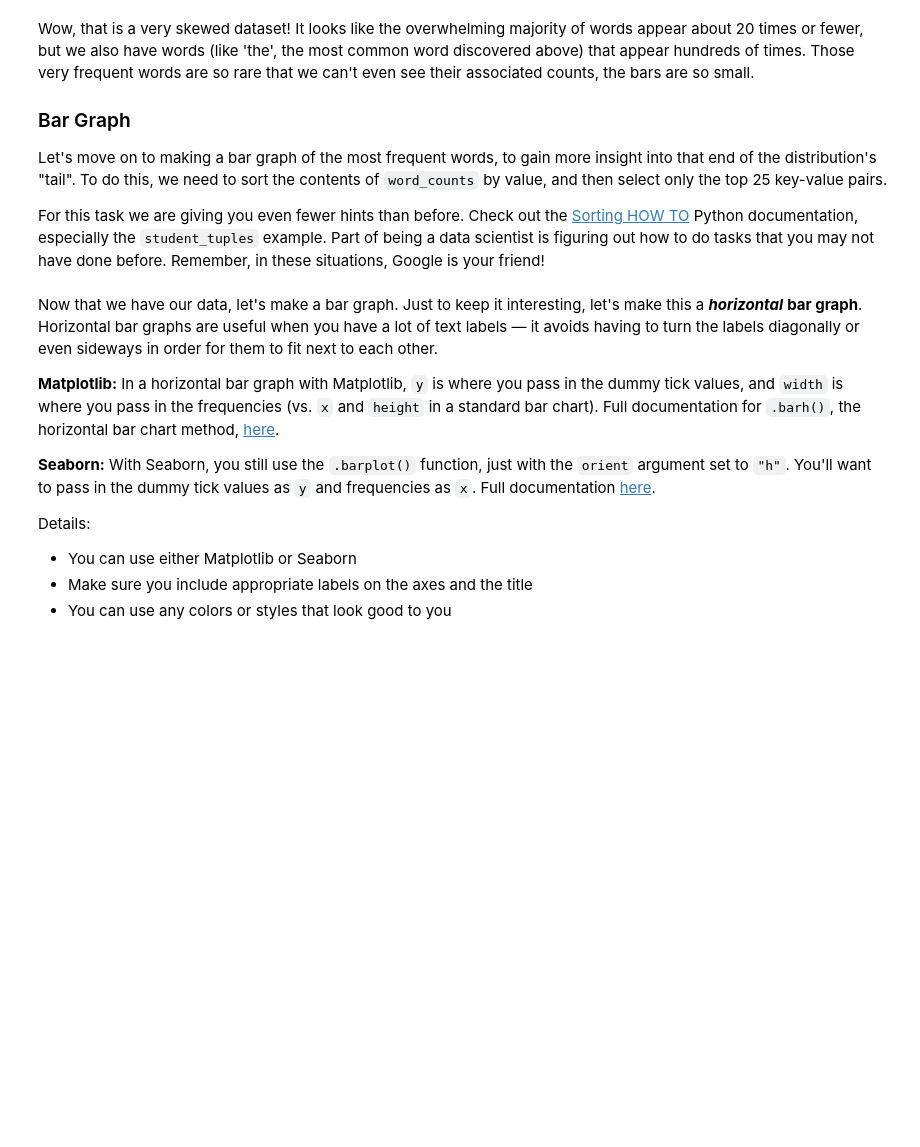
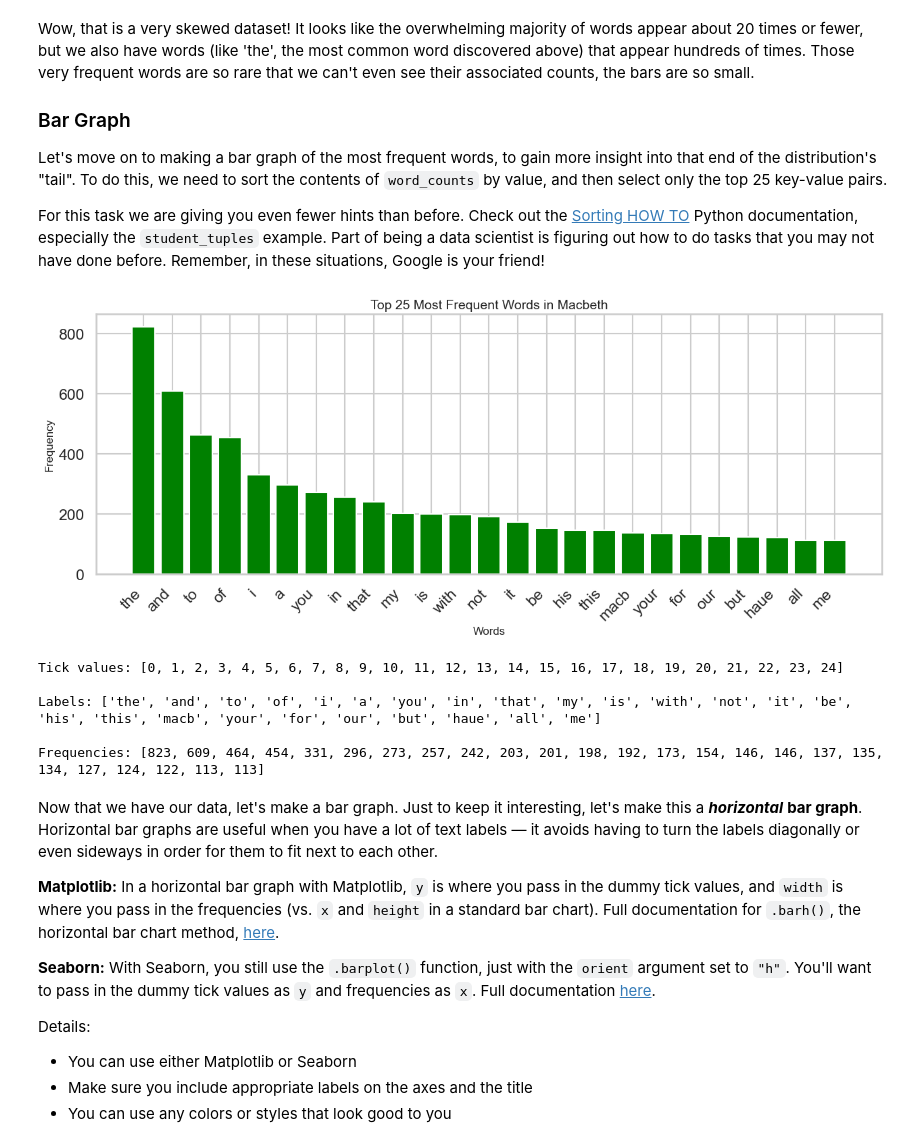
Before and after one commit to ian-moire/dsc-data-viz-cumulative-lab, a Jupyter notebook: index.ipynb, the cells around one changed output. Cells and saved outputs as stored; diff of their text form; code cells hidden in the pictures; blank space fills up the shorter version.

```diff
--- a/index.ipynb
+++ b/index.ipynb
@@ -264,31 +278,50 @@ For this task we are giving you even fewer hints than before. Check out the [Sor
 # %%
 # Replace None with appropriate code
 
 # This converts word_counts into a list of tuples,
 # similar to student_tuples
 counts_list = list(word_counts.items())
 
 # Sort the list of tuples by the frequency (second element in each tuple)
 # Make sure it goes from most to least frequent
-counts_list_sorted = None
+counts_list_sorted = sorted(counts_list, key=lambda x: x[1], reverse=True)
 
 # Slice the sorted list to just the first 25 tuples
-top_25 = None
+top_25 = counts_list_sorted[:25]
 
 # Make a list of dummy numbers to populate the axis with the words
-ticks = None
+ticks = list(range(len(top_25)))
 
 # Get just the words from top_25 and assign to labels
-labels = None
+labels = [item[0] for item in top_25]
 
 # Get just the frequencies from top_25 and assign to frequencies
-frequencies = None
+frequencies = [item[1] for item in top_25]
+
+# Create a bar graph to visualize the most frequent words
+fig, ax = plt.subplots(figsize=(15, 5))
+ax.bar(ticks, frequencies, color='green')
+# Set titles and labels
+ax.set_title('Top 25 Most Frequent Words in Macbeth', fontsize=14)
+ax.set_xlabel('Words', fontsize=12)
+ax.set_ylabel('Frequency', fontsize=12)
+ax.set_xticks(ticks)
+ax.set_xticklabels(labels, rotation=45, ha='right')
+
+plt.show()
 
 print("Tick values:", ticks)
 print()
 print("Labels:", labels)
 print()
 print("Frequencies:", frequencies)
+# %% [output]
+[figure, added]
+Tick values: [0, 1, 2, 3, 4, 5, 6, 7, 8, 9, 10, 11, 12, 13, 14, 15, 16, 17, 18, 19, 20, 21, 22, 23, 24]
+
+Labels: ['the', 'and', 'to', 'of', 'i', 'a', 'you', 'in', 'that', 'my', 'is', 'with', 'not', 'it', 'be', 'his', 'this', 'macb', 'your', 'for', 'our', 'but', 'haue', 'all', 'me']
+
+Frequencies: [823, 609, 464, 454, 331, 296, 273, 257, 242, 203, 201, 198, 192, 173, 154, 146, 146, 137, 135, 134, 127, 124, 122, 113, 113]
 # %% [markdown]
 Now that we have our data, let's make a bar graph. Just to keep it interesting, let's make this a ***horizontal*** **bar graph**. Horizontal bar graphs are useful when you have a lot of text labels — it avoids having to turn the labels diagonally or even sideways in order for them to fit next to each other.
 
```
Also changed, not shown: parts of 5 cells of this notebook.
